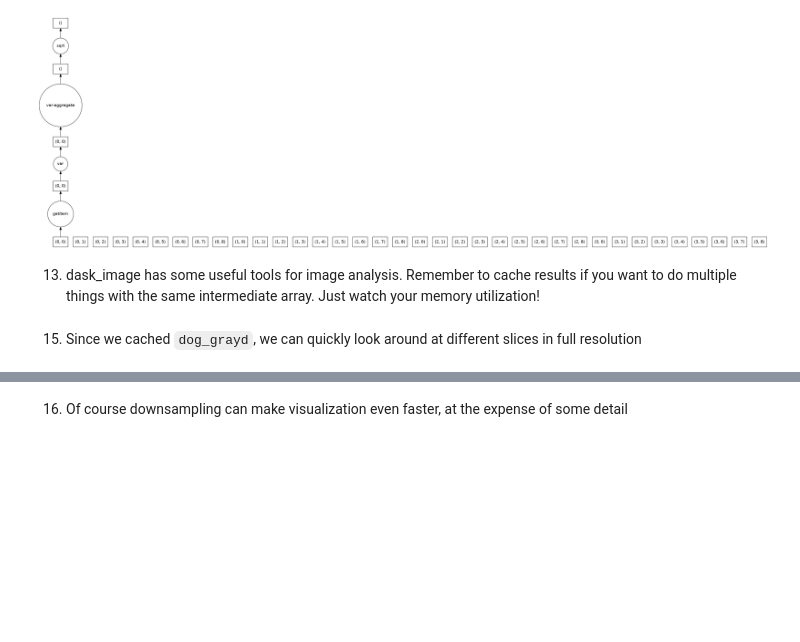
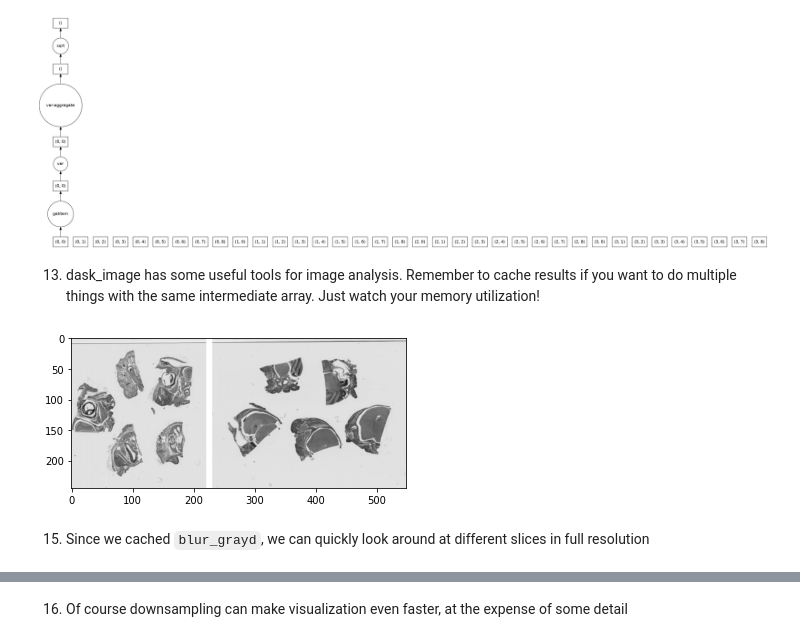
Before and after one commit to TheJacksonLaboratory/zarr_and_dask_demo, a Jupyter notebook: tutorials/03_dask_basics.ipynb, the cells around one changed output, grey strips where cells are left out. Drawn from its saved outputs; the diff is of its cells as text; code cells hidden in the pictures; blank space fills up the shorter version.

```diff
--- a/tutorials/03_dask_basics.ipynb
+++ b/tutorials/03_dask_basics.ipynb
@@ -110,9 +110,10 @@ grayd[:1000, :1000].std().visualize()
 # %% [markdown]
 13. dask_image has some useful tools for image analysis. Remember to cache results if you want to do multiple things with the same intermediate array. Just watch your memory utilization!
 # %%
-dog_grayd = dask_image.ndfilters.gaussian_filter(grayd, 50) - dask_image.ndfilters.gaussian_filter(grayd, 75)
-dog_grayd = dog_grayd.persist() # This will take a minute
-plt.imshow(dog_grayd[::200, ::200], cmap='gray');
+blur_grayd = dask_image.ndfilters.gaussian_filter(grayd, 75).persist()
+plt.imshow(blur_grayd[::200, ::200], cmap='gray');
+# %% [output]
+[figure, added]
 # %% [markdown]
-15. Since we cached `dog_grayd`, we can quickly look around at different slices in full resolution
+15. Since we cached `blur_grayd`, we can quickly look around at different slices in full resolution
 # %%
```
Also changed, not shown: parts of 4 cells of this notebook.
